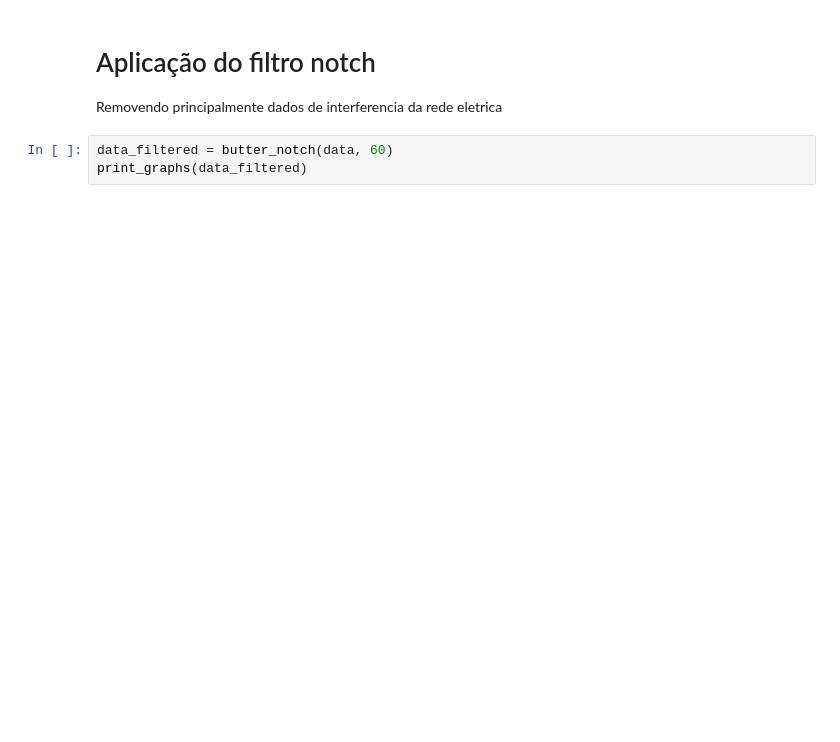
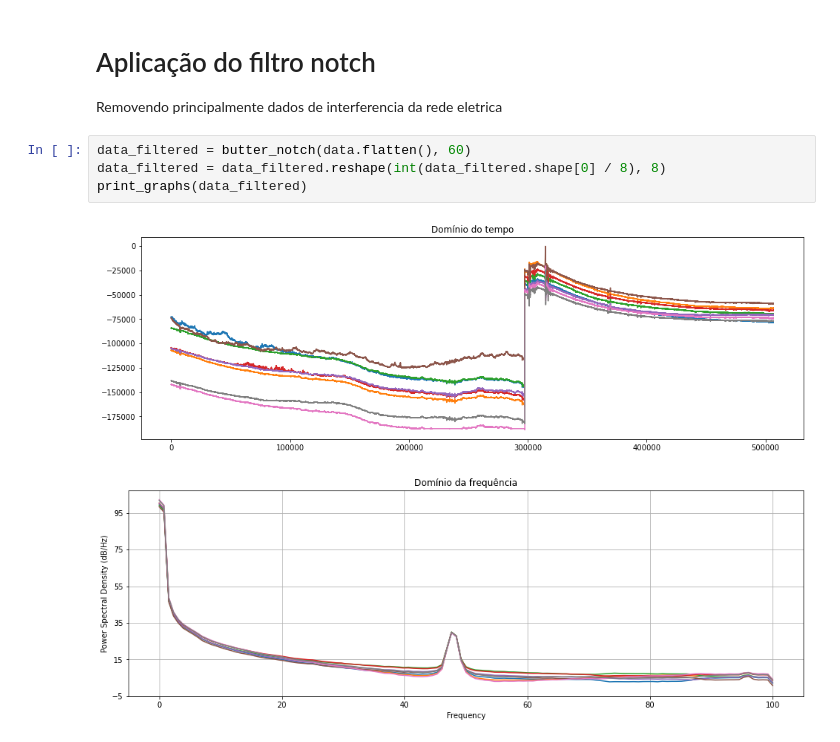
Before and after one commit to Thaynoanhit/Reconhecimento_De_Padroes, a Jupyter notebook: src/preprocessing.ipynb, the cells around one changed output. Saved outputs shown, nothing was run; the diff lists cells and outputs as text; blank space fills up the shorter version.

```diff
--- a/src/preprocessing.ipynb
+++ b/src/preprocessing.ipynb
@@ -69,5 +71,9 @@ UnicodeDecodeError: 'utf-8' codec can't decode byte 0x93 in position 0: invalid
 # Aplicação do filtro notch
 Removendo principalmente dados de interferencia da rede eletrica
 # %%
-data_filtered = butter_notch(data, 60)
+data_filtered = butter_notch(data.flatten(), 60)
+data_filtered = data_filtered.reshape(int(data_filtered.shape[0] / 8), 8)
 print_graphs(data_filtered)
+# %% [output]
+[figure, added]
+[figure, added]
```
Also changed, not shown: parts of 5 cells of this notebook.
